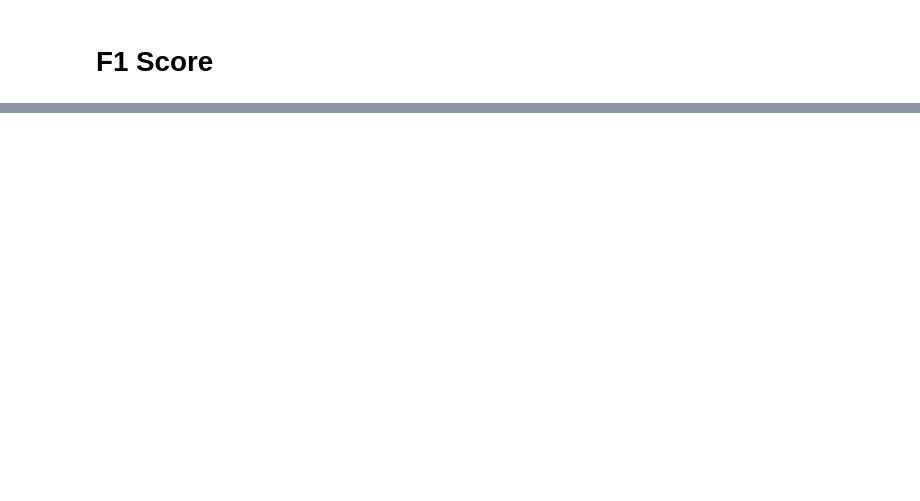
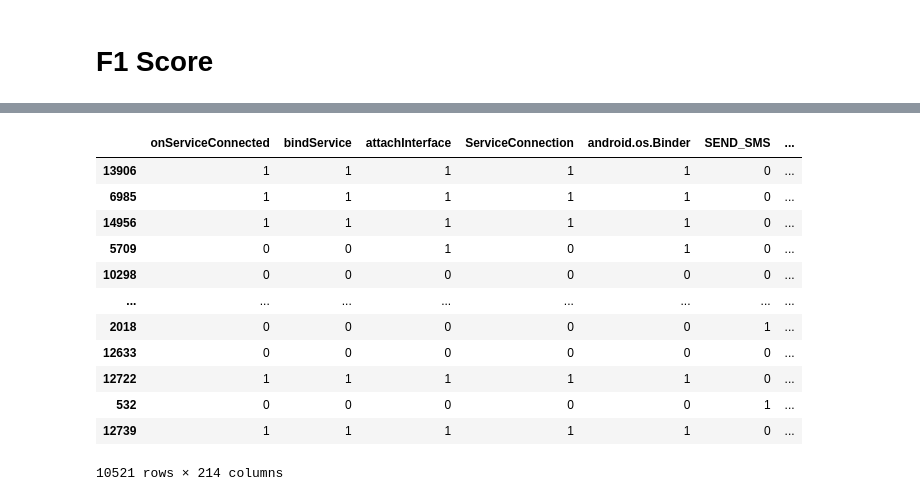
Before and after one commit to ShakibulAkash/Machine-, a Jupyter notebook: Malware.ipynb, the cells around one changed output, grey strips where cells are left out. Saved outputs shown, nothing was run; the diff lists cells and outputs as text; code cells hidden in the pictures; blank space fills up the shorter version.

```diff
--- a/Malware.ipynb
+++ b/Malware.ipynb
@@ -580,0 +593,4 @@ weighted avg       0.97      0.97      0.97      4510
+# %%
+# one-hot encoding
+y = pd.get_dummies(data["class"])
+y
@@ -580,0 +628,21 @@ weighted avg       0.97      0.97      0.97      4510
+# %%
+# split our dataset
+from sklearn.model_selection import train_test_split
+
+x_train,x_test,y_train,y_test = train_test_split(x,y,test_size=0.3)
+# %%
+x_train
+# %% [output]
+|  | onServiceConnected | bindService | attachInterface | ServiceConnection | android.os.Binder | SEND_SMS | ... |
+| 13906 | 1 | 1 | 1 | 1 | 1 | 0 | ... |
+| 6985 | 1 | 1 | 1 | 1 | 1 | 0 | ... |
+| 14956 | 1 | 1 | 1 | 1 | 1 | 0 | ... |
+| 5709 | 0 | 0 | 1 | 0 | 1 | 0 | ... |
+| 10298 | 0 | 0 | 0 | 0 | 0 | 0 | ... |
+| ... | ... | ... | ... | ... | ... | ... | ... |
+| 2018 | 0 | 0 | 0 | 0 | 0 | 1 | ... |
+| 12633 | 0 | 0 | 0 | 0 | 0 | 0 | ... |
+| 12722 | 1 | 1 | 1 | 1 | 1 | 0 | ... |
+| 532 | 0 | 0 | 0 | 0 | 0 | 1 | ... |
+| 12739 | 1 | 1 | 1 | 1 | 1 | 0 | ... |
+10521 rows × 214 columns
```
Also changed, not shown: parts of 34 cells of this notebook.
